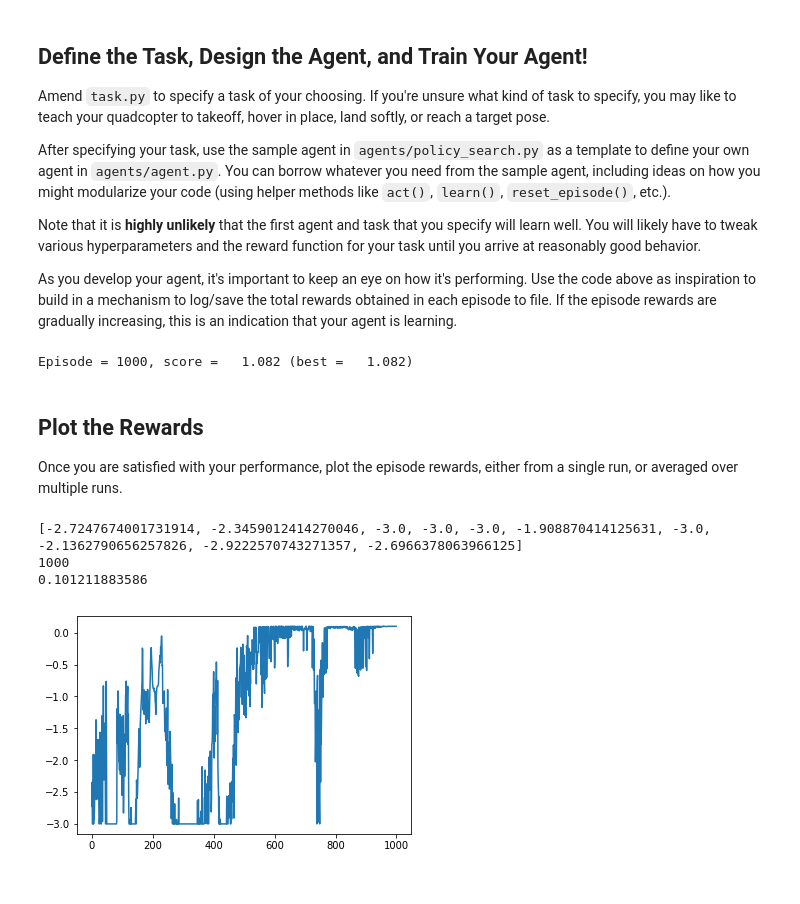
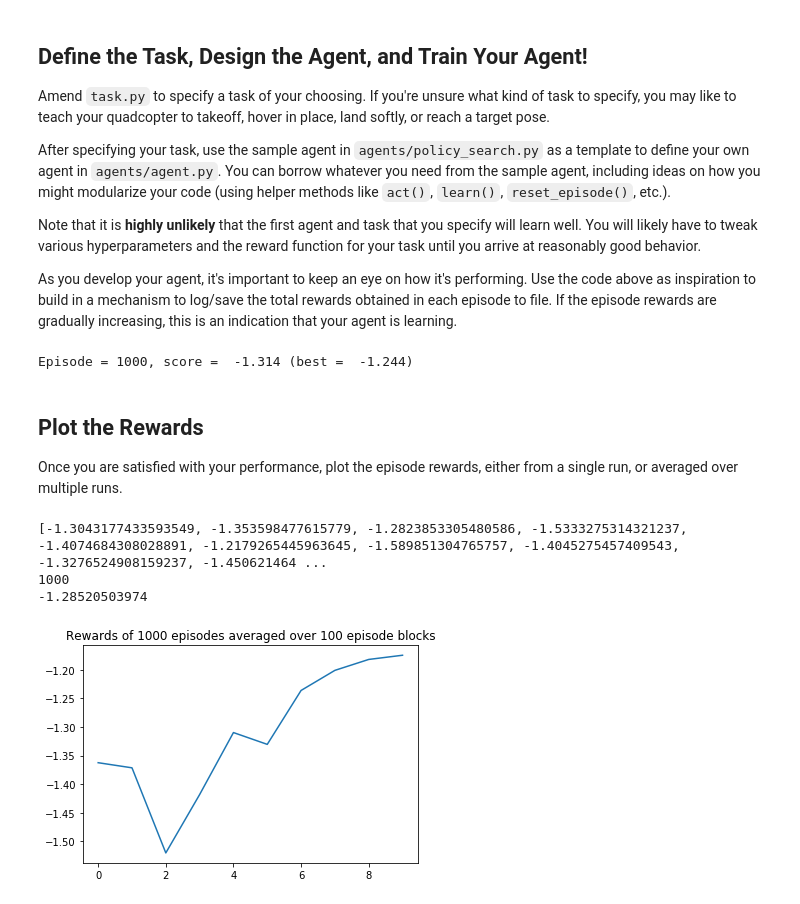
Before and after one commit to bmbigbang/RL-Quadcopter-2, a Jupyter notebook: Quadcopter_Project.ipynb, the cells around one changed output. Cells and saved outputs as stored; diff of their text form; code cells hidden in the pictures.

```diff
--- a/Quadcopter_Project.ipynb
+++ b/Quadcopter_Project.ipynb
@@ -193,6 +193,8 @@ for i_episode in range(1, num_episodes+1):
     while True:
         action = agent.act(state)
         next_state, reward, done = task.step(action)
+        for ii in range(len(labels)):
+            results[labels[ii]].append(to_write[ii])
         agent.step(reward, done)
         state = next_state
         if done:
@@ -219,41 +221,63 @@ import sys
 import pandas as pd
 from agents.agent import DDPG
 from task import Task
+import numpy as np
 
 num_episodes = 1000
 target_pos = np.array([0., 0., 10.])
 task = Task(target_pos=target_pos)
 agent = DDPG(task)
 
+labels = ['time', 'x', 'y', 'z', 'phi', 'theta', 'psi', 'x_velocity',
+          'y_velocity', 'z_velocity', 'phi_velocity', 'theta_velocity',
+          'psi_velocity', 'rotor_speed1', 'rotor_speed2', 'rotor_speed3', 'rotor_speed4']
+results = {x : [] for x in labels}
 rewards =[]
 for i_episode in range(1, num_episodes+1):
     state = agent.reset_episode() # start a new episode
+    local_rewards = []
     while True:
         action = agent.act(state)
         next_state, reward, done = task.step(action)
+        local_rewards.append(reward)
 
         agent.step(action, reward, next_state, done)
         state = next_state
+
+        to_write = [task.sim.time] + list(task.sim.pose) + list(task.sim.v)
+        to_write +=  list(task.sim.angular_v) + list(rotor_speeds)
+        for ii in range(len(labels)):
+            results[labels[ii]].append(to_write[ii])
+
         if done:
-            rewards.append(reward)
+            rewards.append(np.average(local_rewards))
             print("\rEpisode = {:4d}, score = {:7.3f} (best = {:7.3f})".format(
                 i_episode, agent.score, agent.best_score), end="")  # [debug]
             break
     sys.stdout.flush()
 # %% [output]
-Episode = 1000, score =   1.082 (best =   1.082)
+Episode = 1000, score =  -1.314 (best =  -1.244)
 # %% [markdown]
 ## Plot the Rewards
 
 Once you are satisfied with your performance, plot the episode rewards, either from a single run, or averaged over multiple runs.
-# %%
-print(rewards[:10])
-print(len(rewards))
-plt.plot(rewards, label='Rewards over {} episodes'.format(num_episodes))
-# mean rewards over last 10 episodes
-print(np.average(rewards[-10:]))
-# %% [output]
-[-2.7247674001731914, -2.3459012414270046, -3.0, -3.0, -3.0, -1.908870414125631, -3.0, -2.1362790656257826, -2.9222570743271357, -2.6966378063966125]
-1000
-0.101211883586
-[figure, removed]
+# %%
+import matplotlib.pyplot as plt
+%matplotlib inline
+
+print(rewards[:10])
+print(len(rewards))
+
+divisions = len(rewards) // 100
+steps = len(rewards) // divisions
+ave_rewards = [np.average([j for j in rewards[steps * i:steps * (i + 1)]]) for i in range(divisions)]
+plt.title('Rewards of {} episodes averaged over 100 episode blocks'.format(num_episodes))
+plt.plot(ave_rewards)
+
+# mean rewards over last 10 episodes
+print(np.average(rewards[-10:]))
+# %% [output]
+[-1.3043177433593549, -1.353598477615779, -1.2823853305480586, -1.5333275314321237, -1.4074684308028891, -1.2179265445963645, -1.589851304765757, -1.4045275457409543, -1.3276524908159237, -1.450621464 ...
+1000
+-1.28520503974
+[figure, added]
```
Also changed, not shown: parts of 12 cells of this notebook, 2 other files.
